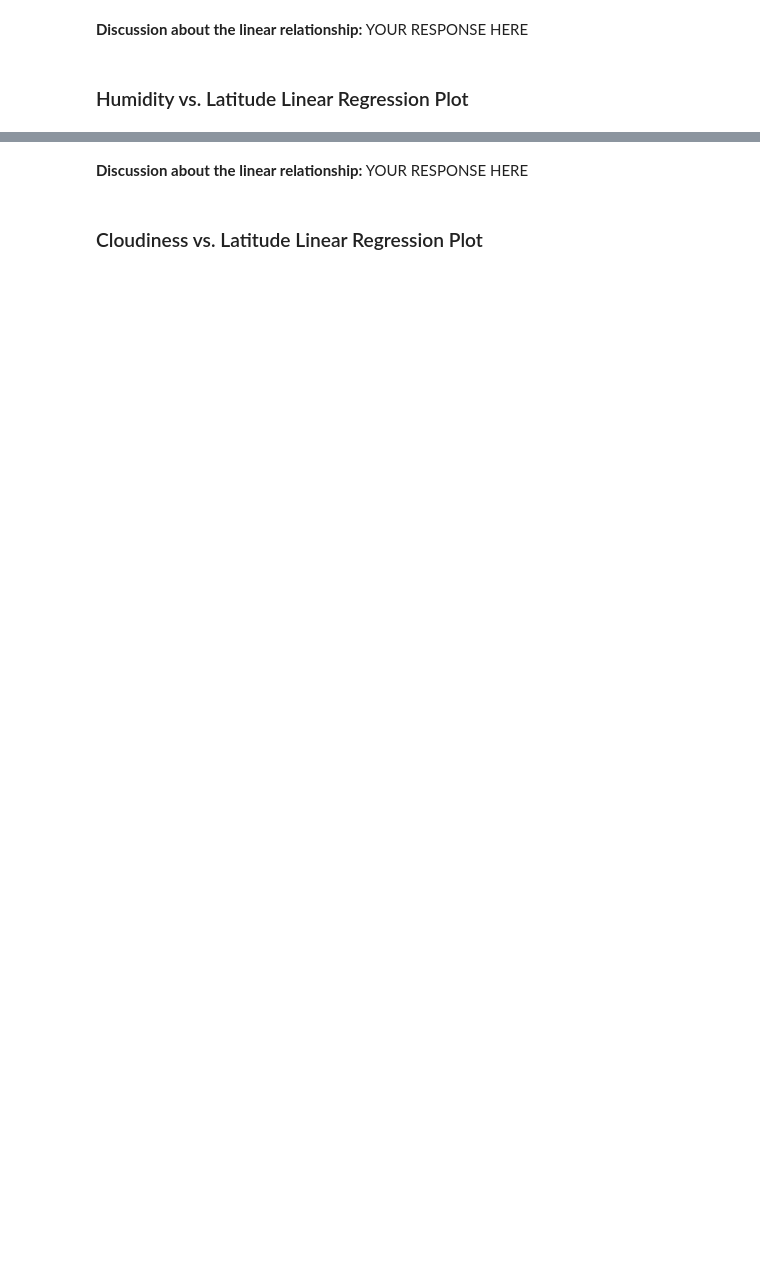
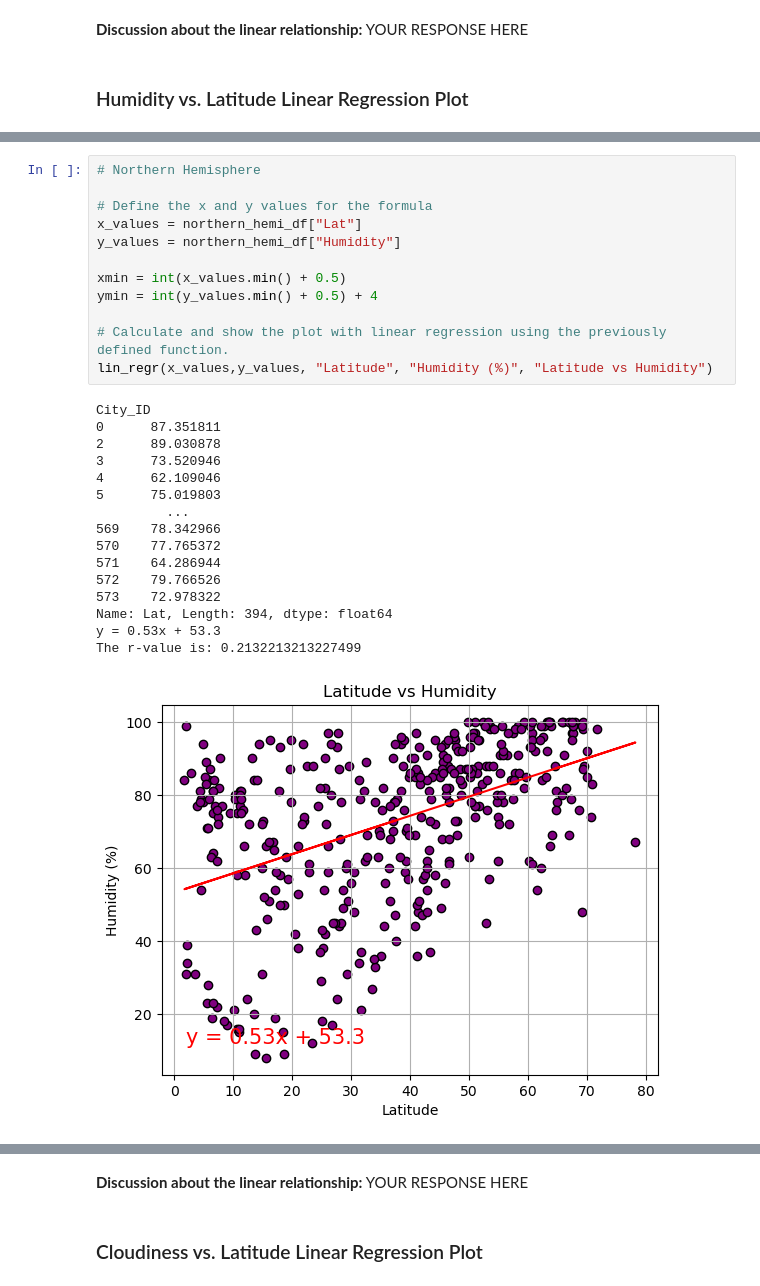
Before and after one commit to amydohlin/python-api-challenge, a Jupyter notebook: starter_code/WeatherPy.ipynb, the cells around one changed output, grey strips where cells are left out. Drawn from its saved outputs; the diff is of its cells as text; blank space fills up the shorter version.

```diff
--- a/starter_code/WeatherPy.ipynb
+++ b/starter_code/WeatherPy.ipynb
@@ -592,0 +475,29 @@ The r-value is: 0.13050118533334773
+# %%
+# Northern Hemisphere
+
+# Define the x and y values for the formula
+x_values = northern_hemi_df["Lat"]
+y_values = northern_hemi_df["Humidity"]
+
+xmin = int(x_values.min() + 0.5)
+ymin = int(y_values.min() + 0.5) + 4
+
+# Calculate and show the plot with linear regression using the previously defined function.
+lin_regr(x_values,y_values, "Latitude", "Humidity (%)", "Latitude vs Humidity")
+# %% [output]
+City_ID
+0      87.351811
+2      89.030878
+3      73.520946
+4      62.109046
+5      75.019803
+         ...
+569    78.342966
+570    77.765372
+571    64.286944
+572    79.766526
+573    72.978322
+Name: Lat, Length: 394, dtype: float64
+y = 0.53x + 53.3
+The r-value is: 0.2132213213227499
+[figure, added]
```
Also changed, not shown: parts of 29 cells of this notebook, 6 other files.
